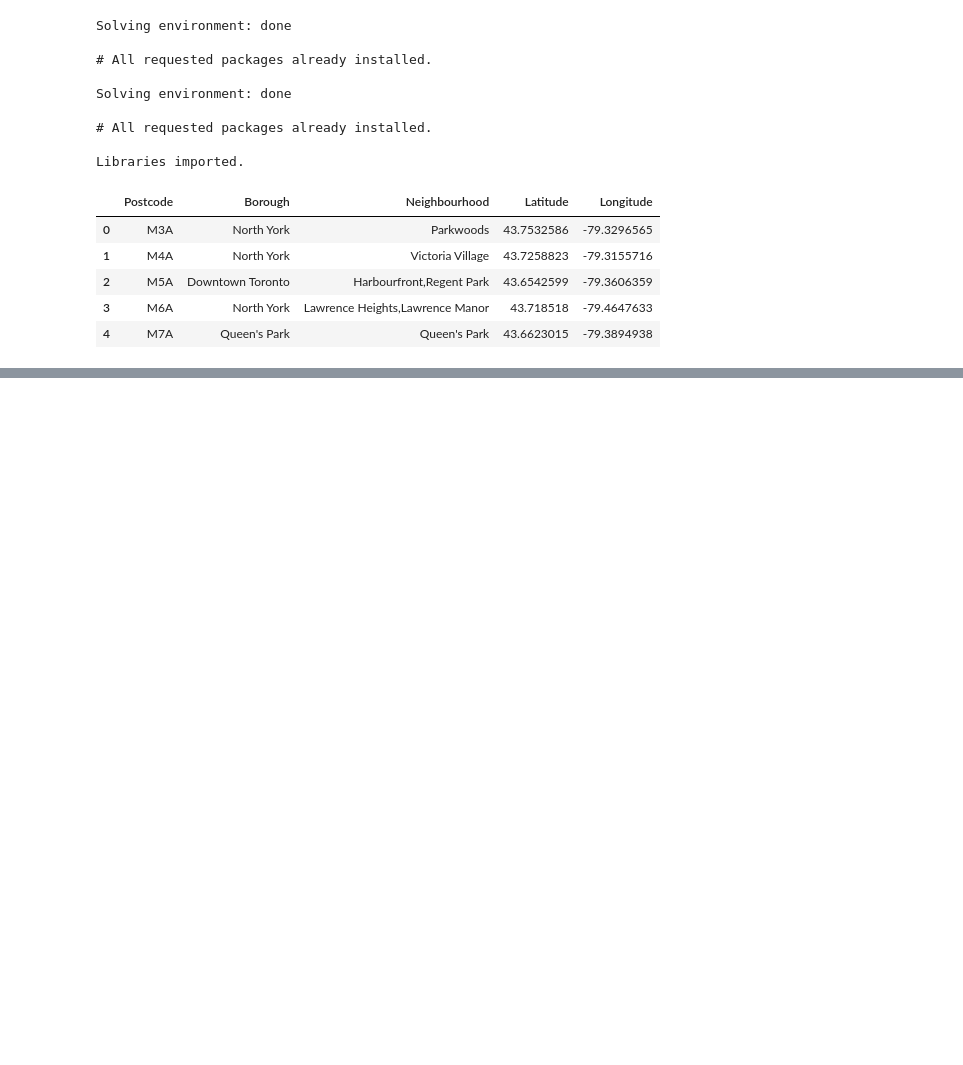
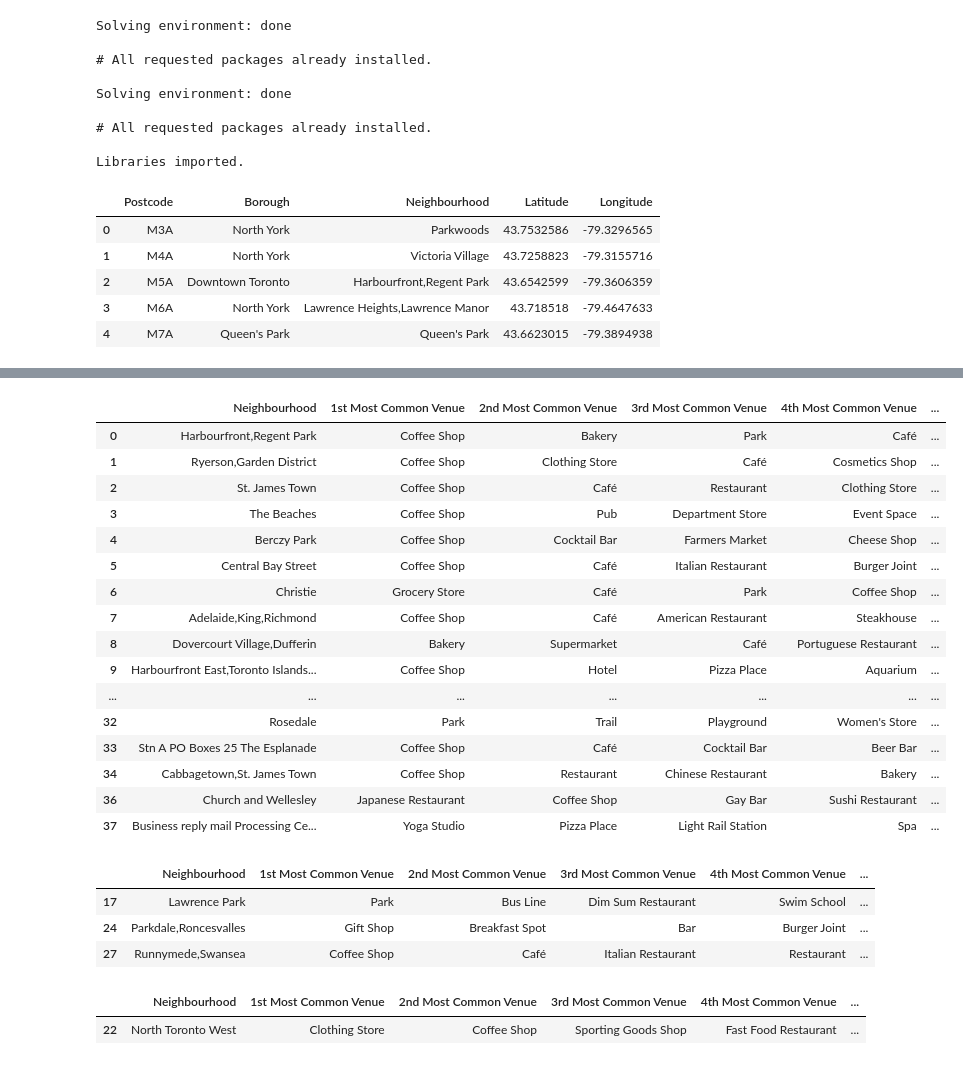
Before and after one commit to yshaikhygali/Coursera_Capstone, a Jupyter notebook: Capstone Project Code.ipynb, the cells around one changed output, grey strips where cells are left out. Cells and saved outputs as stored; diff of their text form; code cells hidden in the pictures; blank space fills up the shorter version.

```diff
--- a/Capstone Project Code.ipynb
+++ b/Capstone Project Code.ipynb
@@ -309,0 +409,19 @@ Name: Neighborhood, dtype: object
+# %%
+num_top_venues = 10
+
+indicators = ['st', 'nd', 'rd']
+
+columns = ['Neighborhood']
+for idx in np.arange(num_top_venues):
+    try:
+        columns.append('{}{} Most Common Venue'.format(idx+1, indicators[idx]))
+    except:
+        columns.append('{}th Most Common Venue'.format(idx+1))
+
+neighborhoods_venues_sorted = pd.DataFrame(columns = columns)
+neighborhoods_venues_sorted['Neighborhood'] = toronto_grouped['Neighborhood']
+
+for idx in np.arange(toronto_grouped.shape[0]):
+    neighborhoods_venues_sorted.iloc[idx, 1:] = return_most_common_venues(toronto_grouped.iloc[idx, :],
+                                                                         num_top_venues)
+neighborhoods_venues_sorted.head()
@@ -309,0 +440,11 @@ Name: Neighborhood, dtype: object
+# %%
+# set number of clusters
+kclusters = 5
+
+toronto_grouped_clustering = toronto_grouped.drop('Neighborhood', 1)
+
+# run k-means clustering
+kmeans = KMeans(n_clusters=kclusters, random_state=0).fit(toronto_grouped_clustering)
+
+# check cluster labels generated for each row in the dataframe.
+kmeans.labels_[0:10]
@@ -309,0 +453,10 @@ Name: Neighborhood, dtype: object
+# %%
+toronto_merged = toronto_df
+
+# add clustering labels
+toronto_merged['Cluster Labels'] = kmeans.labels_
+
+# merge toronto_grouped with toronto_data to add latitude/longitude for each neighborhood
+toronto_merged = toronto_merged.join(neighborhoods_venues_sorted.set_index('Neighborhood'), on='Neighbourhood')
+
+toronto_merged.head()
@@ -309,0 +499,35 @@ Name: Neighborhood, dtype: object
+# %%
+toronto_merged.loc[toronto_merged['Cluster Labels'] == 0,
+                   toronto_merged.columns[[1] + list(range(5, toronto_merged.shape[1]))]]
+# %% [output]
+|  | Neighbourhood | 1st Most Common Venue | 2nd Most Common Venue | 3rd Most Common Venue | 4th Most Common Venue | ... |
+| 0 | Harbourfront,Regent Park | Coffee Shop | Bakery | Park | Café | ... |
+| 1 | Ryerson,Garden District | Coffee Shop | Clothing Store | Café | Cosmetics Shop | ... |
+| 2 | St. James Town | Coffee Shop | Café | Restaurant | Clothing Store | ... |
+| 3 | The Beaches | Coffee Shop | Pub | Department Store | Event Space | ... |
+| 4 | Berczy Park | Coffee Shop | Cocktail Bar | Farmers Market | Cheese Shop | ... |
+| 5 | Central Bay Street | Coffee Shop | Café | Italian Restaurant | Burger Joint | ... |
+| 6 | Christie | Grocery Store | Café | Park | Coffee Shop | ... |
+| 7 | Adelaide,King,Richmond | Coffee Shop | Café | American Restaurant | Steakhouse | ... |
+| 8 | Dovercourt Village,Dufferin | Bakery | Supermarket | Café | Portuguese Restaurant | ... |
+| 9 | Harbourfront East,Toronto Islands... | Coffee Shop | Hotel | Pizza Place | Aquarium | ... |
+| ... | ... | ... | ... | ... | ... | ... |
+| 32 | Rosedale | Park | Trail | Playground | Women's Store | ... |
+| 33 | Stn A PO Boxes 25 The Esplanade | Coffee Shop | Café | Cocktail Bar | Beer Bar | ... |
+| 34 | Cabbagetown,St. James Town | Coffee Shop | Restaurant | Chinese Restaurant | Bakery | ... |
+| 36 | Church and Wellesley | Japanese Restaurant | Coffee Shop | Gay Bar | Sushi Restaurant | ... |
+| 37 | Business reply mail Processing Ce... | Yoga Studio | Pizza Place | Light Rail Station | Spa | ... |
+# %%
+toronto_merged.loc[toronto_merged['Cluster Labels'] == 1,
+                   toronto_merged.columns[[1] + list(range(5, toronto_merged.shape[1]))]]
+# %% [output]
+|  | Neighbourhood | 1st Most Common Venue | 2nd Most Common Venue | 3rd Most Common Venue | 4th Most Common Venue | ... |
+| 17 | Lawrence Park | Park | Bus Line | Dim Sum Restaurant | Swim School | ... |
+| 24 | Parkdale,Roncesvalles | Gift Shop | Breakfast Spot | Bar | Burger Joint | ... |
+| 27 | Runnymede,Swansea | Coffee Shop | Café | Italian Restaurant | Restaurant | ... |
+# %%
+toronto_merged.loc[toronto_merged['Cluster Labels'] == 2,
+                   toronto_merged.columns[[1] + list(range(5, toronto_merged.shape[1]))]]
+# %% [output]
+|  | Neighbourhood | 1st Most Common Venue | 2nd Most Common Venue | 3rd Most Common Venue | 4th Most Common Venue | ... |
+| 22 | North Toronto West | Clothing Store | Coffee Shop | Sporting Goods Shop | Fast Food Restaurant | ... |
```
Also changed, not shown: parts of 40 cells of this notebook.
